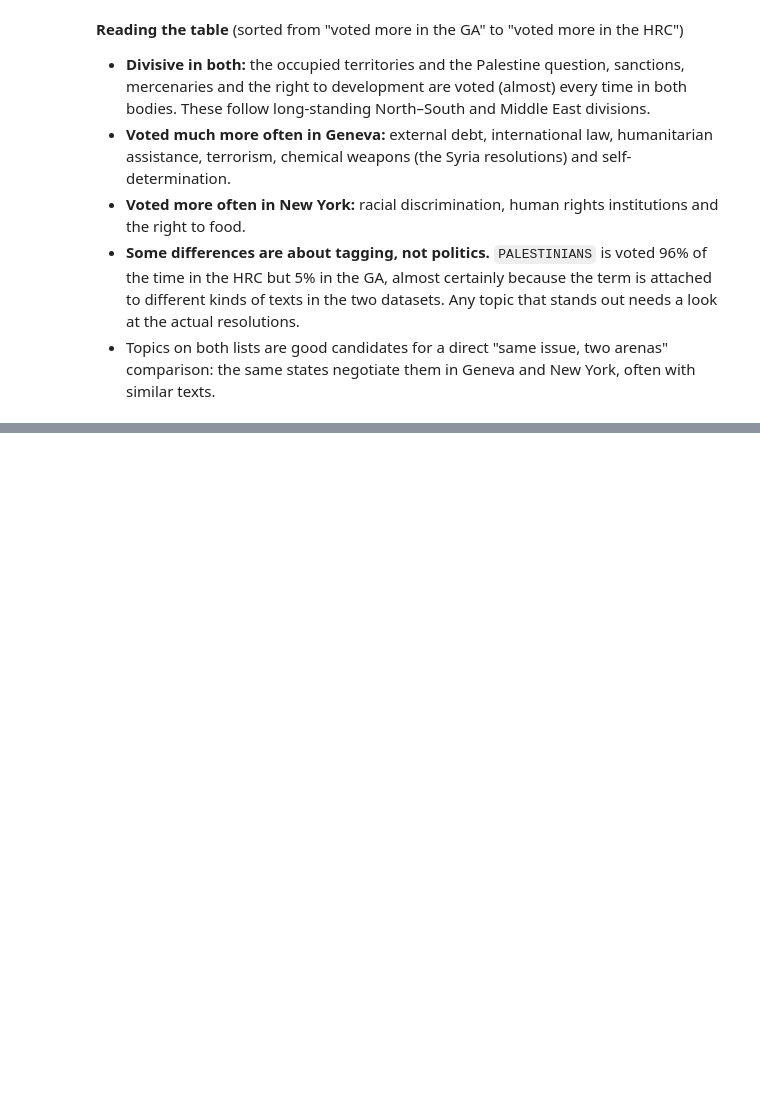
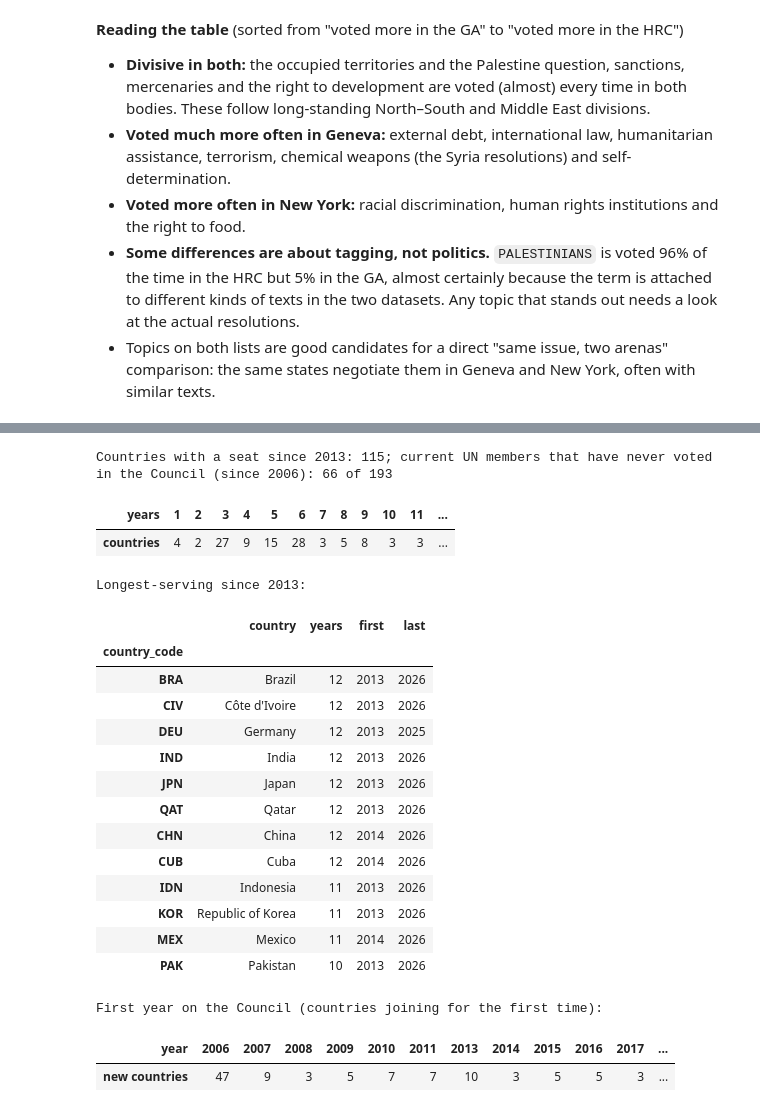
Before and after one commit to unst-ethz/policy-pulse, a Jupyter notebook: notebooks/teju/hrc_exploration.ipynb, the cells around one changed output, grey strips where cells are left out. Cells and saved outputs as stored; diff of their text form; code cells hidden in the pictures; blank space fills up the shorter version.

```diff
--- a/notebooks/teju/hrc_exploration.ipynb
+++ b/notebooks/teju/hrc_exploration.ipynb
@@ -1250,0 +1206,39 @@ Largest drops from the GA to the HRC:
+# %%
+since_2013 = membership[membership["year"] >= 2013]
+years_served = since_2013.groupby("country_code")["year"].agg(years="nunique", first="min", last="max")
+years_served.insert(0, "country", years_served.index.map(names_by_code))
+
+current_members = set(member_states_names.loc[member_states_names["is_current"], "iso_code"])
+never = sorted(current_members - set(membership["country_code"]))
+print(f"Countries with a seat since 2013: {len(years_served)}; "
+      f"current UN members that have never voted in the Council (since 2006): {len(never)} of {len(current_members)}")
+
+display(years_served["years"].value_counts().sort_index().rename("countries").to_frame().T)
+print("Longest-serving since 2013:")
+display(years_served.sort_values(["years", "first"], ascending=[False, True]).head(12))
+
+new_each_year = membership.groupby("country_code")["year"].min().value_counts().sort_index()
+print("First year on the Council (countries joining for the first time):")
+display(new_each_year.rename("new countries").to_frame().T)
+# %% [output]
+Countries with a seat since 2013: 115; current UN members that have never voted in the Council (since 2006): 66 of 193
+| years | 1 | 2 | 3 | 4 | 5 | 6 | 7 | 8 | 9 | 10 | 11 | ... |
+| countries | 4 | 2 | 27 | 9 | 15 | 28 | 3 | 5 | 8 | 3 | 3 | ... |
+Longest-serving since 2013:
+|  | country | years | first | last |
+| country_code |  |  |  |  |
+| BRA | Brazil | 12 | 2013 | 2026 |
+| CIV | Côte d'Ivoire | 12 | 2013 | 2026 |
+| DEU | Germany | 12 | 2013 | 2025 |
+| IND | India | 12 | 2013 | 2026 |
+| JPN | Japan | 12 | 2013 | 2026 |
+| QAT | Qatar | 12 | 2013 | 2026 |
+| CHN | China | 12 | 2014 | 2026 |
+| CUB | Cuba | 12 | 2014 | 2026 |
+| IDN | Indonesia | 11 | 2013 | 2026 |
+| KOR | Republic of Korea | 11 | 2013 | 2026 |
+| MEX | Mexico | 11 | 2014 | 2026 |
+| PAK | Pakistan | 10 | 2013 | 2026 |
+First year on the Council (countries joining for the first time):
+| year | 2006 | 2007 | 2008 | 2009 | 2010 | 2011 | 2013 | 2014 | 2015 | 2016 | 2017 | ... |
+| new countries | 47 | 9 | 3 | 5 | 7 | 7 | 10 | 3 | 5 | 5 | 3 | ... |
```
Also changed, not shown: parts of 59 cells of this notebook, 1 other file.
